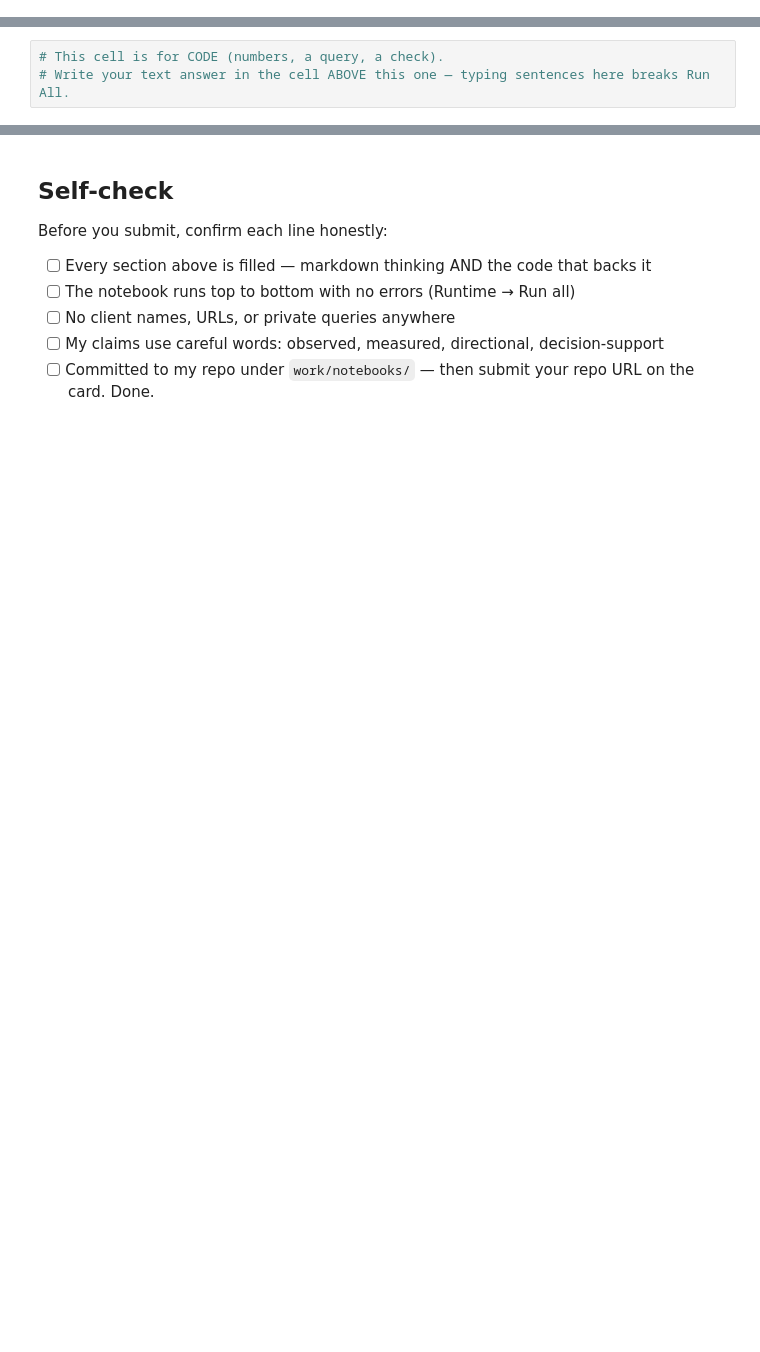
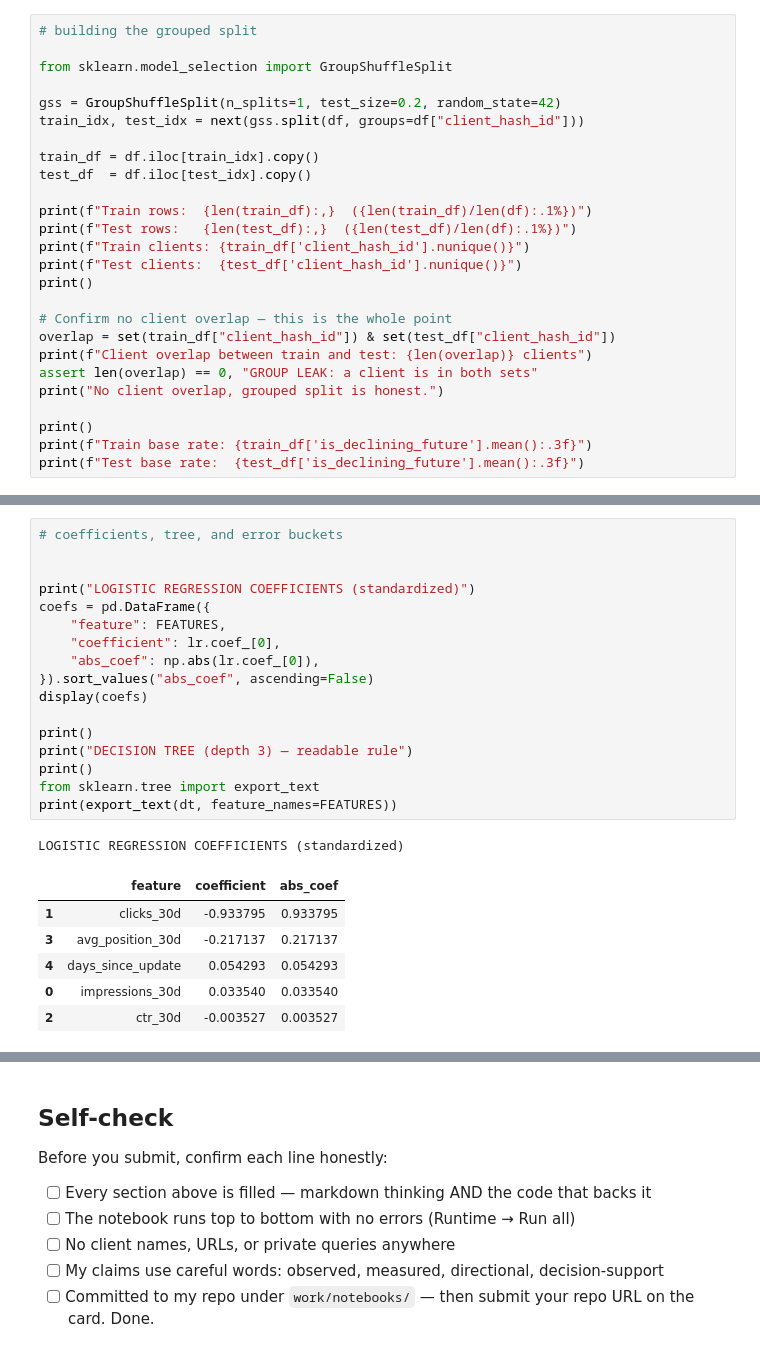
Before and after one commit to Zoye-J/FlyRank--MachineLearning, a Jupyter notebook: work/notebooks/w05_model.ipynb, the cells around one changed output, grey strips where cells are left out. Cells and saved outputs as stored; diff of their text form; blank space fills up the shorter version.

```diff
--- a/work/notebooks/w05_model.ipynb
+++ b/work/notebooks/w05_model.ipynb
@@ -29,0 +194,26 @@ This skeleton is yours to fill. Work the sections **in order** — each one has
+# %%
+# building the grouped split
+
+from sklearn.model_selection import GroupShuffleSplit
+
+gss = GroupShuffleSplit(n_splits=1, test_size=0.2, random_state=42)
+train_idx, test_idx = next(gss.split(df, groups=df["client_hash_id"]))
+
+train_df = df.iloc[train_idx].copy()
+test_df  = df.iloc[test_idx].copy()
+
+print(f"Train rows:  {len(train_df):,}  ({len(train_df)/len(df):.1%})")
+print(f"Test rows:   {len(test_df):,}  ({len(test_df)/len(df):.1%})")
+print(f"Train clients: {train_df['client_hash_id'].nunique()}")
+print(f"Test clients:  {test_df['client_hash_id'].nunique()}")
+print()
+
+# Confirm no client overlap — this is the whole point
+overlap = set(train_df["client_hash_id"]) & set(test_df["client_hash_id"])
+print(f"Client overlap between train and test: {len(overlap)} clients")
+assert len(overlap) == 0, "GROUP LEAK: a client is in both sets"
+print("No client overlap, grouped split is honest.")
+
+print()
+print(f"Train base rate: {train_df['is_declining_future'].mean():.3f}")
+print(f"Test base rate:  {test_df['is_declining_future'].mean():.3f}")
@@ -34,3 +359,25 @@ This skeleton is yours to fill. Work the sections **in order** — each one has
-# %%
-# This cell is for CODE (numbers, a query, a check).
-# Write your text answer in the cell ABOVE this one — typing sentences here breaks Run All.
+# %%
+# coefficients, tree, and error buckets
+
+
+print("LOGISTIC REGRESSION COEFFICIENTS (standardized)")
+coefs = pd.DataFrame({
+    "feature": FEATURES,
+    "coefficient": lr.coef_[0],
+    "abs_coef": np.abs(lr.coef_[0]),
+}).sort_values("abs_coef", ascending=False)
+display(coefs)
+
+print()
+print("DECISION TREE (depth 3) — readable rule")
+print()
+from sklearn.tree import export_text
+print(export_text(dt, feature_names=FEATURES))
+# %% [output]
+LOGISTIC REGRESSION COEFFICIENTS (standardized)
+|  | feature | coefficient | abs_coef |
+| 1 | clicks_30d | -0.933795 | 0.933795 |
+| 3 | avg_position_30d | -0.217137 | 0.217137 |
+| 4 | days_since_update | 0.054293 | 0.054293 |
+| 0 | impressions_30d | 0.033540 | 0.033540 |
+| 2 | ctr_30d | -0.003527 | 0.003527 |
```
Also changed, not shown: parts of 17 cells of this notebook.
